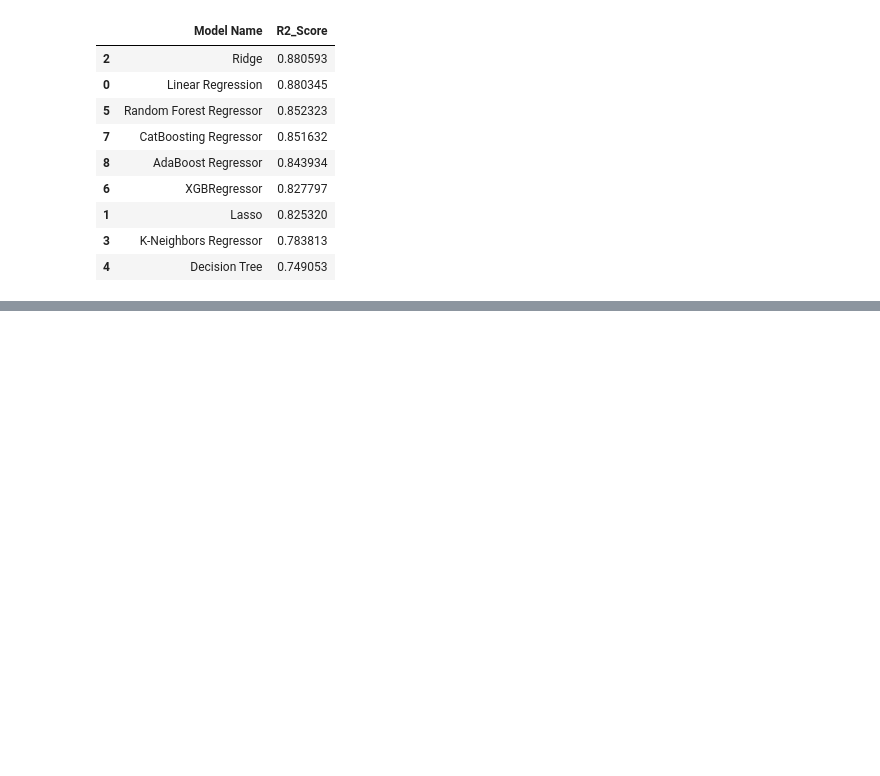
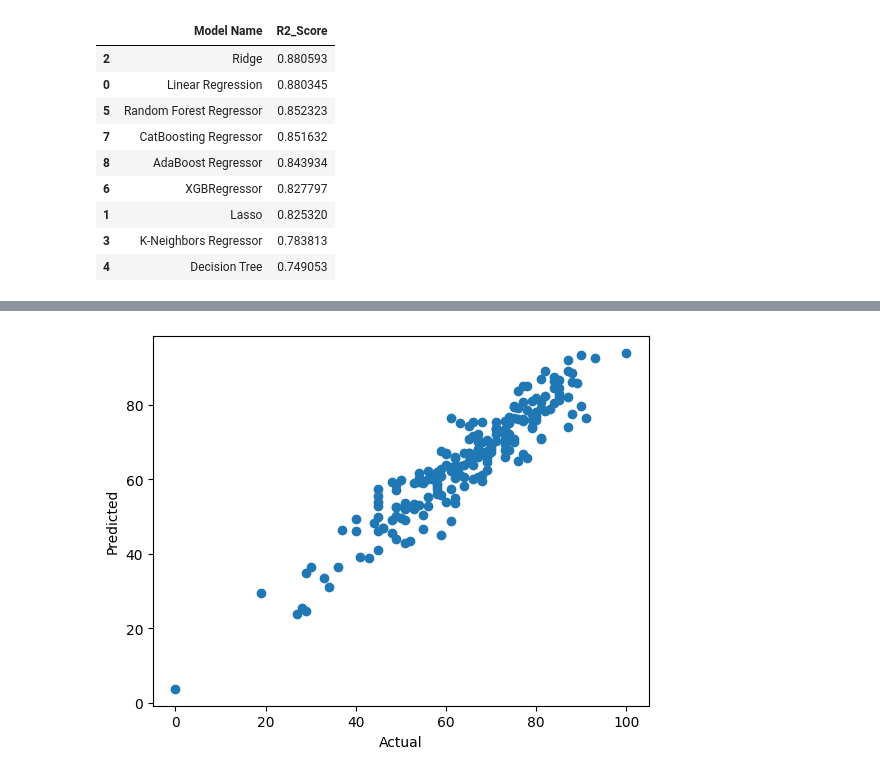
Before and after one commit to sourabh-kamble/MLproject, a Jupyter notebook: notebook/MODEL TRAINING.ipynb, the cells around one changed output, grey strips where cells are left out. Saved outputs shown, nothing was run; the diff lists cells and outputs as text; code cells hidden in the pictures; blank space fills up the shorter version.

```diff
--- a/notebook/MODEL TRAINING.ipynb
+++ b/notebook/MODEL TRAINING.ipynb
@@ -203,0 +206,8 @@ print(" Accuracy of the model is %.2f" %score)
+# %%
+# Plot y_pred and y_test
+
+plt.scatter(y_test, y_pred);
+plt.xlabel('Actual');
+plt.ylabel('Predicted');
+# %% [output]
+[figure, added]
```
Also changed, not shown: parts of 3 cells of this notebook, 6 other files.
